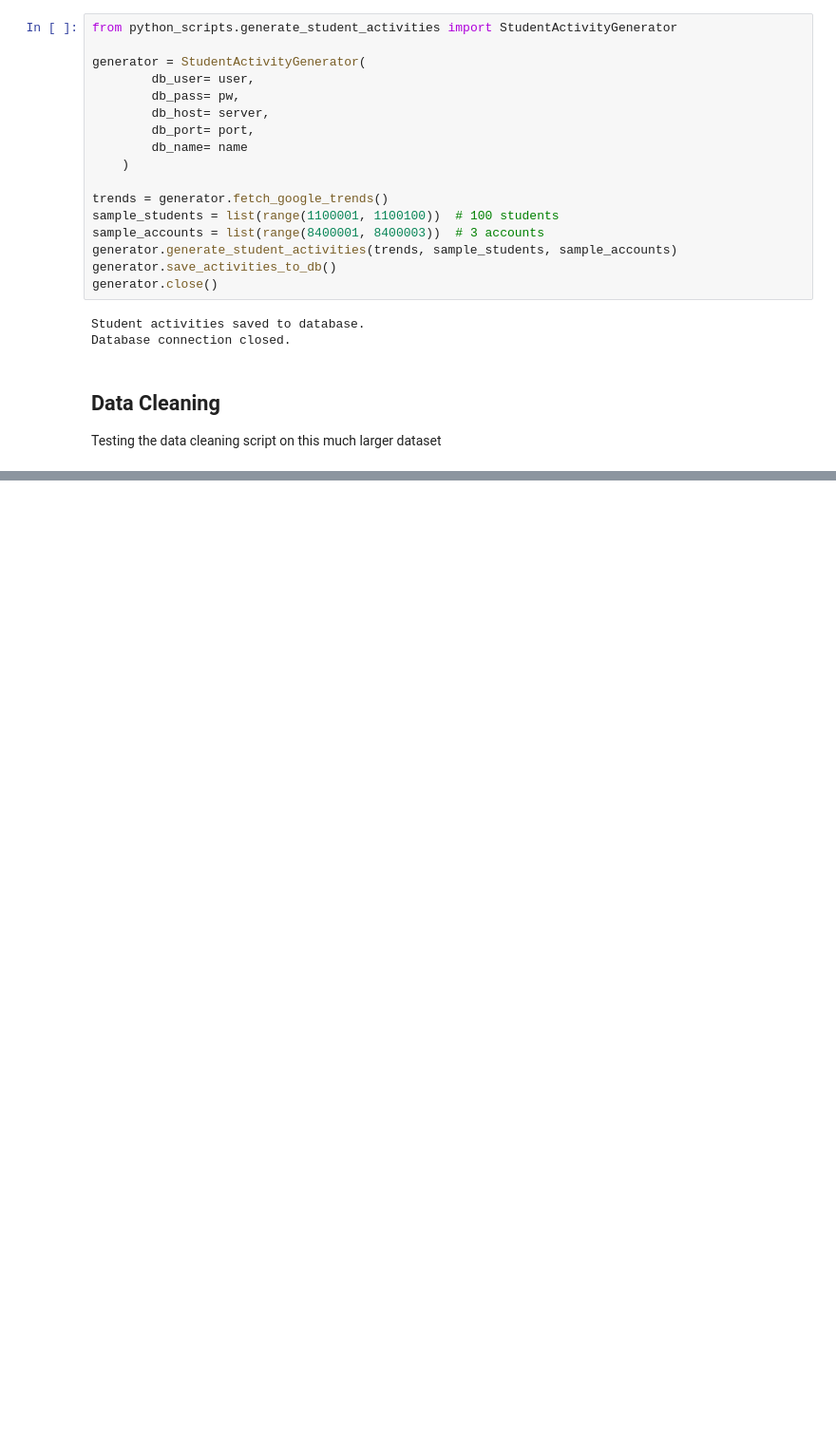
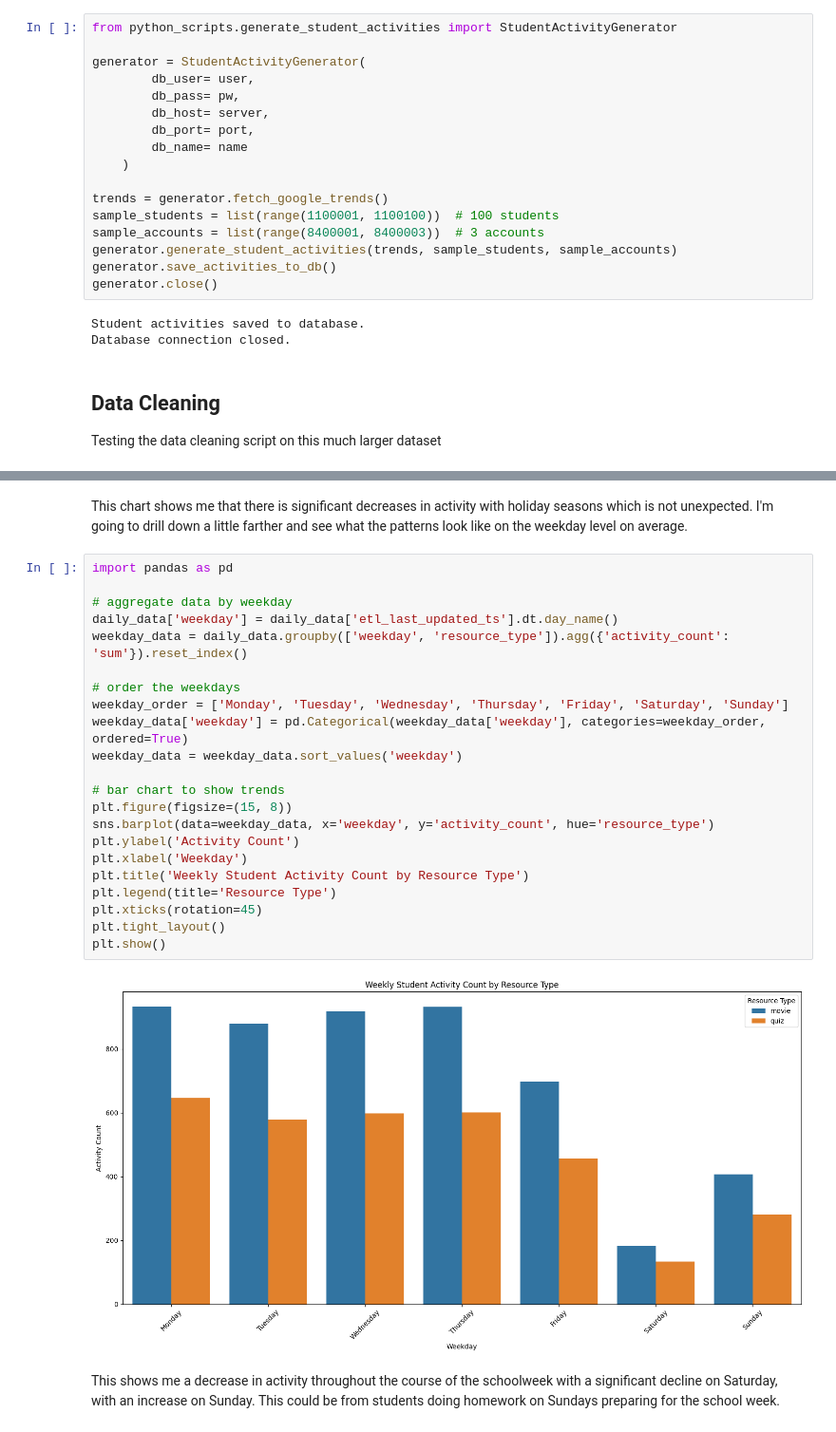
Before and after one commit to michaelswirl/BrainPOP, a Jupyter notebook: Project_Notebook.ipynb, the cells around one changed output, grey strips where cells are left out. Shown at 95% size. Drawn from its saved outputs; the diff is of its cells as text; blank space fills up the shorter version.

```diff
--- a/Project_Notebook.ipynb
+++ b/Project_Notebook.ipynb
@@ -166,0 +207,28 @@ No duplicate rows found in the student_activities table.
+# %% [markdown]
+This chart shows me that there is significant decreases in activity with holiday seasons which is not unexpected. I'm going to drill down a little farther and see what the patterns look like on the weekday level on average.
+# %%
+import pandas as pd
+
+# aggregate data by weekday
+daily_data['weekday'] = daily_data['etl_last_updated_ts'].dt.day_name()
+weekday_data = daily_data.groupby(['weekday', 'resource_type']).agg({'activity_count': 'sum'}).reset_index()
+
+# order the weekdays
+weekday_order = ['Monday', 'Tuesday', 'Wednesday', 'Thursday', 'Friday', 'Saturday', 'Sunday']
+weekday_data['weekday'] = pd.Categorical(weekday_data['weekday'], categories=weekday_order, ordered=True)
+weekday_data = weekday_data.sort_values('weekday')
+
+# bar chart to show trends
+plt.figure(figsize=(15, 8))
+sns.barplot(data=weekday_data, x='weekday', y='activity_count', hue='resource_type')
+plt.ylabel('Activity Count')
+plt.xlabel('Weekday')
+plt.title('Weekly Student Activity Count by Resource Type')
+plt.legend(title='Resource Type')
+plt.xticks(rotation=45)
+plt.tight_layout()
+plt.show()
+# %% [output]
+[figure, added]
+# %% [markdown]
+This shows me a decrease in activity throughout the course of the schoolweek with a significant decline on Saturday, with an increase on Sunday. This could be from students doing homework on Sundays preparing for the school week.
```
Also changed, not shown: parts of 13 cells of this notebook, 4 other files.
